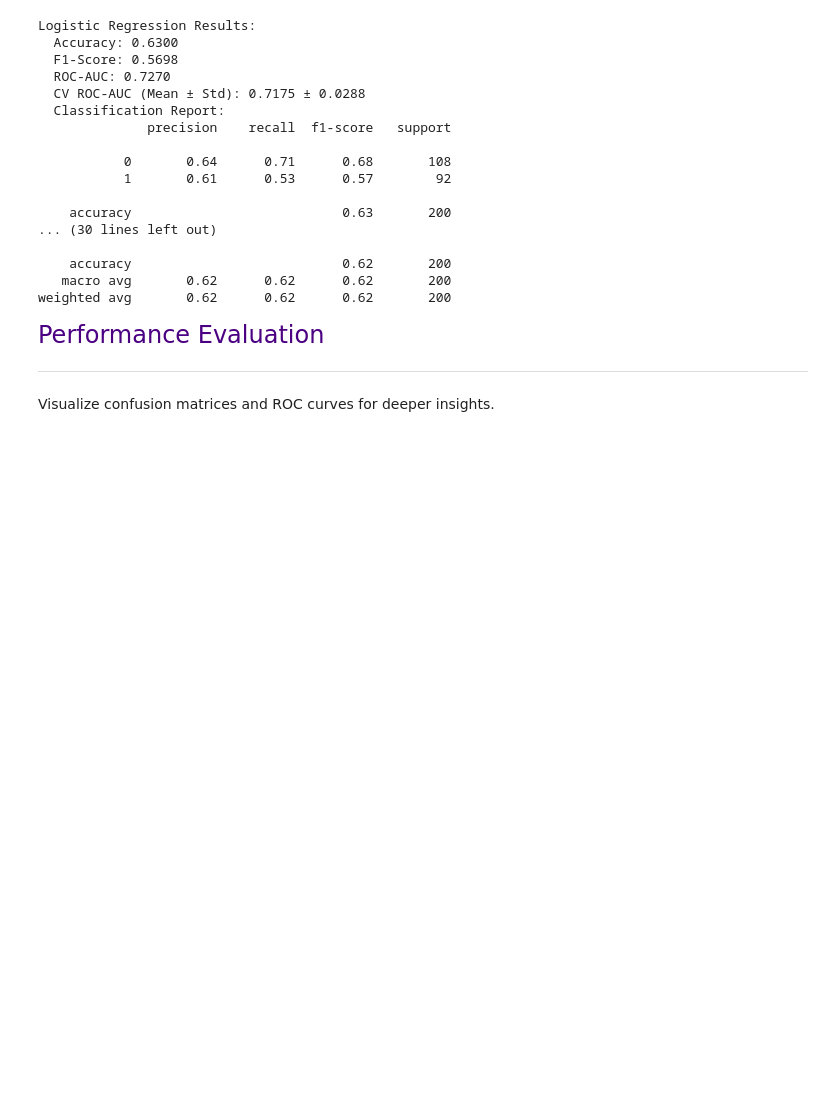
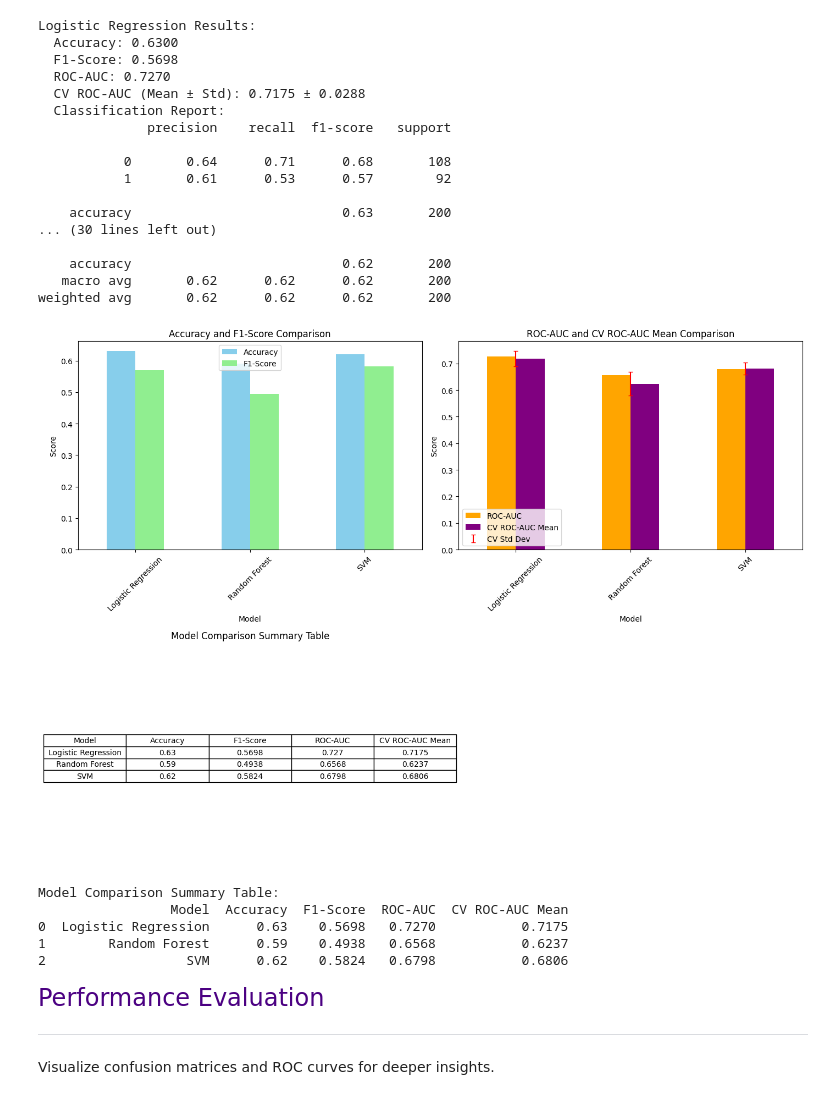
Before and after one commit to Kanakbaghel/Model_Evaluation_and_Tuning, a Jupyter notebook: Project_Notebook.ipynb, the cells around one changed output. Saved outputs shown, nothing was run; the diff lists cells and outputs as text; code cells hidden in the pictures; blank space fills up the shorter version.

```diff
--- a/Project_Notebook.ipynb
+++ b/Project_Notebook.ipynb
@@ -327,6 +327,70 @@ Logistic Regression Results:
     accuracy                           0.62       200
    macro avg       0.62      0.62      0.62       200
 weighted avg       0.62      0.62      0.62       200
+# %%
+# Visualization: Bar plots for metrics comparison
+import matplotlib.pyplot as plt
+import pandas as pd
+
+# Prepare data for plotting
+metrics_df = pd.DataFrame({
+    'Model': list(results.keys()),
+    'Accuracy': [res['accuracy'] for res in results.values()],
+    'F1-Score': [res['f1_score'] for res in results.values()],
+    'ROC-AUC': [res['roc_auc'] for res in results.values()],
+    'CV ROC-AUC Mean': [res['cv_mean_roc_auc'] for res in results.values()]
+})
+
+# Plot bar charts
+fig, axes = plt.subplots(2, 2, figsize=(14, 10))
+metrics_df.set_index('Model')[['Accuracy', 'F1-Score']].plot(kind='bar', ax=axes[0, 0], color=['skyblue', 'lightgreen'])
+axes[0, 0].set_title('Accuracy and F1-Score Comparison')
+axes[0, 0].set_ylabel('Score')
+axes[0, 0].tick_params(axis='x', rotation=45)
+
+metrics_df.set_index('Model')[['ROC-AUC', 'CV ROC-AUC Mean']].plot(kind='bar', ax=axes[0, 1], color=['orange', 'purple'])
+axes[0, 1].set_title('ROC-AUC and CV ROC-AUC Mean Comparison')
+axes[0, 1].set_ylabel('Score')
+axes[0, 1].tick_params(axis='x', rotation=45)
+
+# Add error bars for CV Std (on ROC-AUC plot)
+axes[0, 1].errorbar(
+    x=range(len(metrics_df)),
+    y=metrics_df['CV ROC-AUC Mean'],
+    yerr=[res['cv_std_roc_auc'] for res in results.values()],
+    fmt='none', ecolor='red', capsize=3, label='CV Std Dev'
+)
+axes[0, 1].legend()
+
+# Summary table visualization
+axes[1, 0].axis('off')  # Hide axis for table
+table = axes[1, 0].table(
+    cellText=metrics_df.round(4).values,
+    colLabels=metrics_df.columns,
+    cellLoc='center',
+    loc='center'
+)
+table.auto_set_font_size(False)
+table.set_fontsize(10)
+table.scale(1.2, 1.2)
+axes[1, 0].set_title('Model Comparison Summary Table', pad=20)
+
+# Hide the last subplot (not used)
+axes[1, 1].axis('off')
+
+plt.tight_layout()
+plt.show()
+
+#Print the table as text for quick reference
+print("\nModel Comparison Summary Table:")
+print(metrics_df.round(4))
+# %% [output]
+[figure, added]
+Model Comparison Summary Table:
+                 Model  Accuracy  F1-Score  ROC-AUC  CV ROC-AUC Mean
+0  Logistic Regression      0.63    0.5698   0.7270           0.7175
+1        Random Forest      0.59    0.4938   0.6568           0.6237
+2                  SVM      0.62    0.5824   0.6798           0.6806
 # %% [markdown]
 <font size=5 color=indigo> Performance Evaluation
 
```
Also changed, not shown: parts of 8 cells of this notebook.
